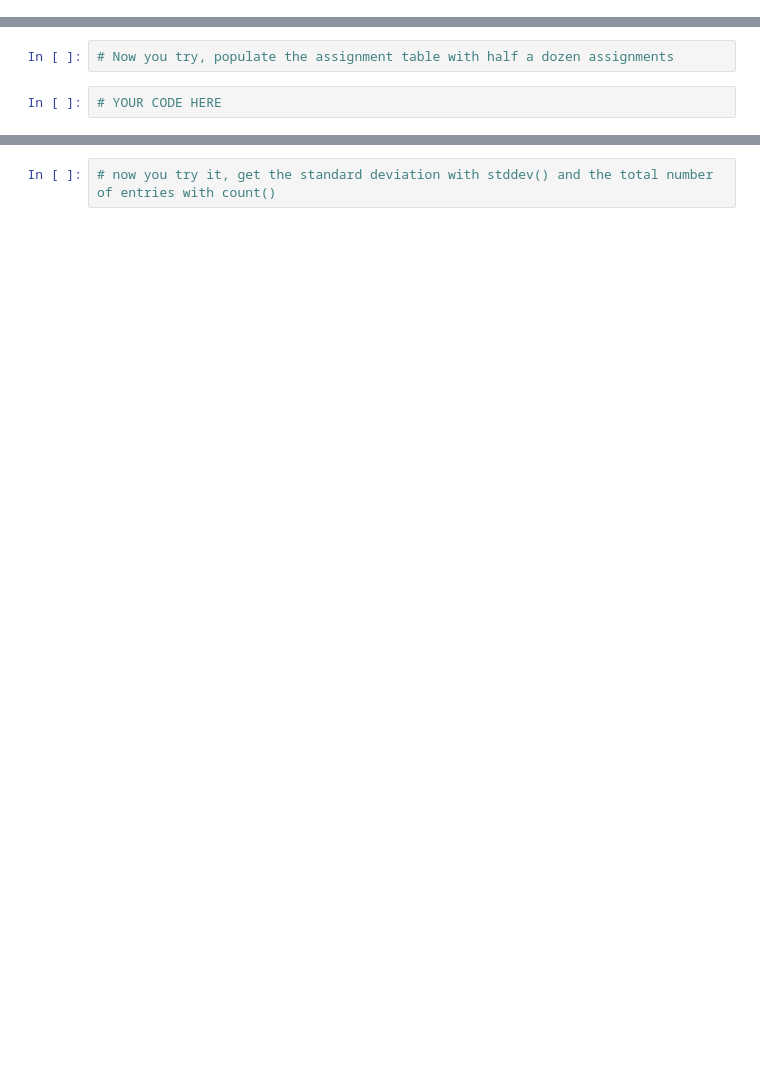
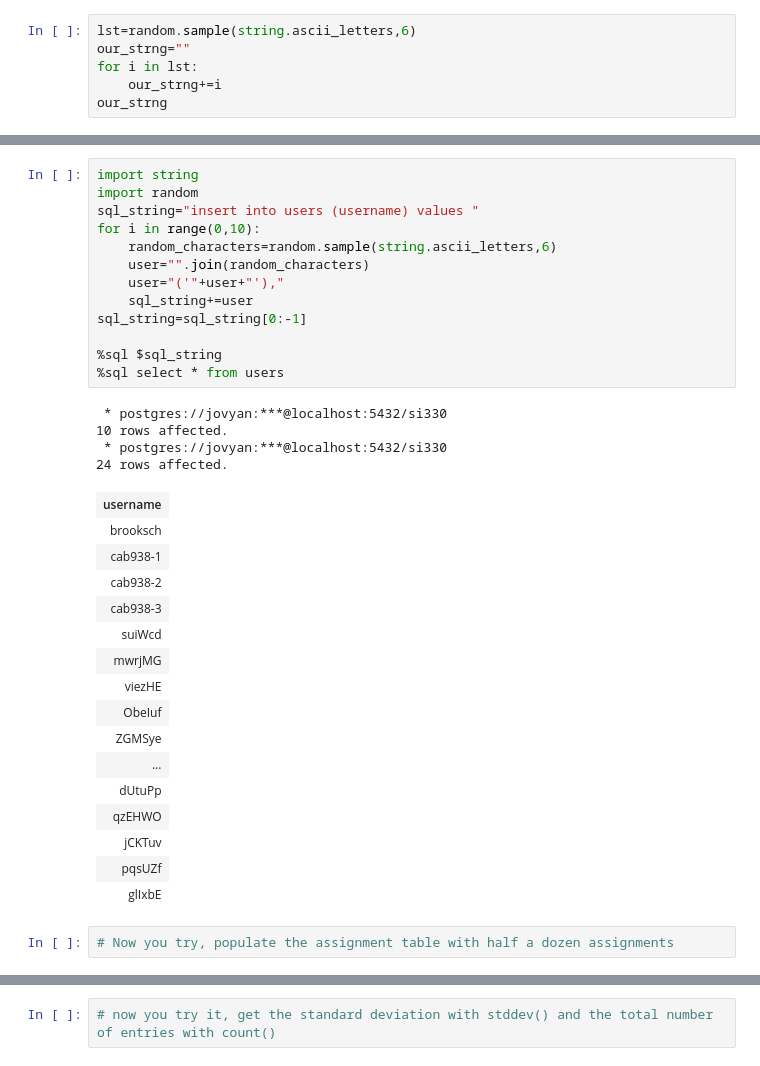
Before and after one commit to amulyaparmar/si330_fa19, a Jupyter notebook: 191202_sql_lecture.ipynb, the cells around one changed output, grey strips where cells are left out. Saved outputs shown, nothing was run; the diff lists cells and outputs as text; blank space fills up the shorter version.

```diff
--- a/191202_sql_lecture.ipynb
+++ b/191202_sql_lecture.ipynb
@@ -43,0 +93,6 @@ CREATE INDEX "FK" ON  "assignment_attempt" ("assignment");
+# %%
+lst=random.sample(string.ascii_letters,6)
+our_strng=""
+for i in lst:
+    our_strng+=i
+our_strng
@@ -53,4 +148,36 @@ for i in range(0,10):
+# %%
+import string
+import random
+sql_string="insert into users (username) values "
+for i in range(0,10):
+    random_characters=random.sample(string.ascii_letters,6)
+    user="".join(random_characters)
+    user="('"+user+"'),"
+    sql_string+=user
+sql_string=sql_string[0:-1]
+
+%sql $sql_string
+%sql select * from users
+# %% [output]
+ * postgres://jovyan:***@localhost:5432/si330
+10 rows affected.
+ * postgres://jovyan:***@localhost:5432/si330
+24 rows affected.
+| username |
+| brooksch |
+| cab938-1 |
+| cab938-2 |
+| cab938-3 |
+| suiWcd |
+| mwrjMG |
+| viezHE |
+| ObeIuf |
+| ZGMSye |
+| ... |
+| dUtuPp |
+| qzEHWO |
+| jCKTuv |
+| pqsUZf |
+| glIxbE |
 # %%
 # Now you try, populate the assignment table with half a dozen assignments
-# %%
-# YOUR CODE HERE
```
Also changed, not shown: parts of 39 cells of this notebook.
